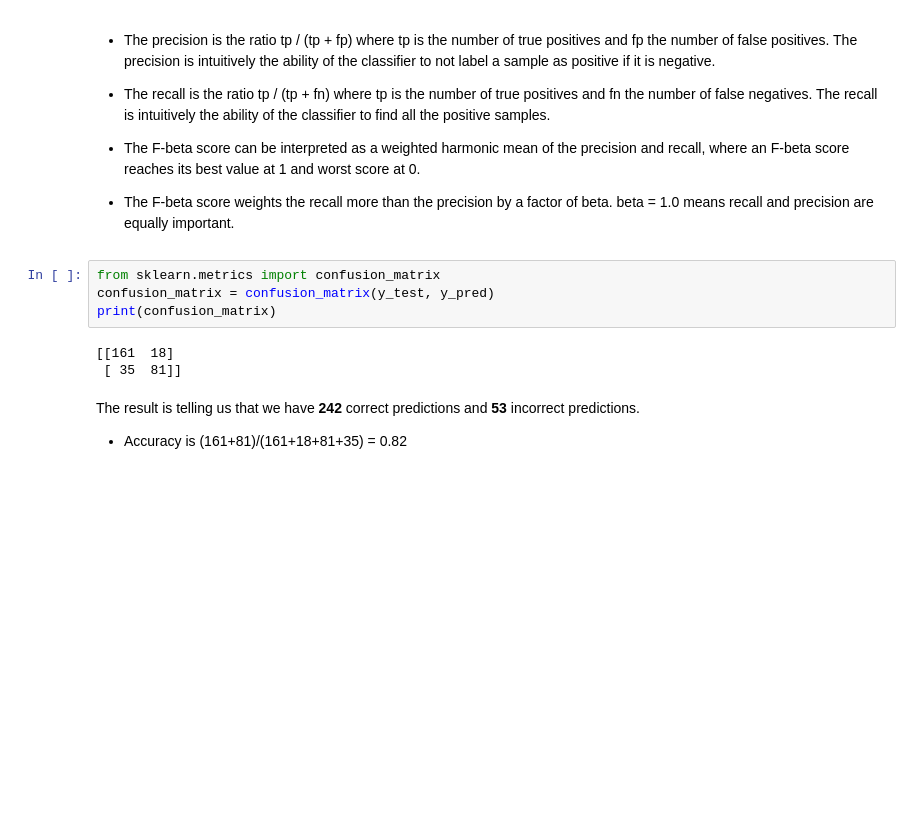
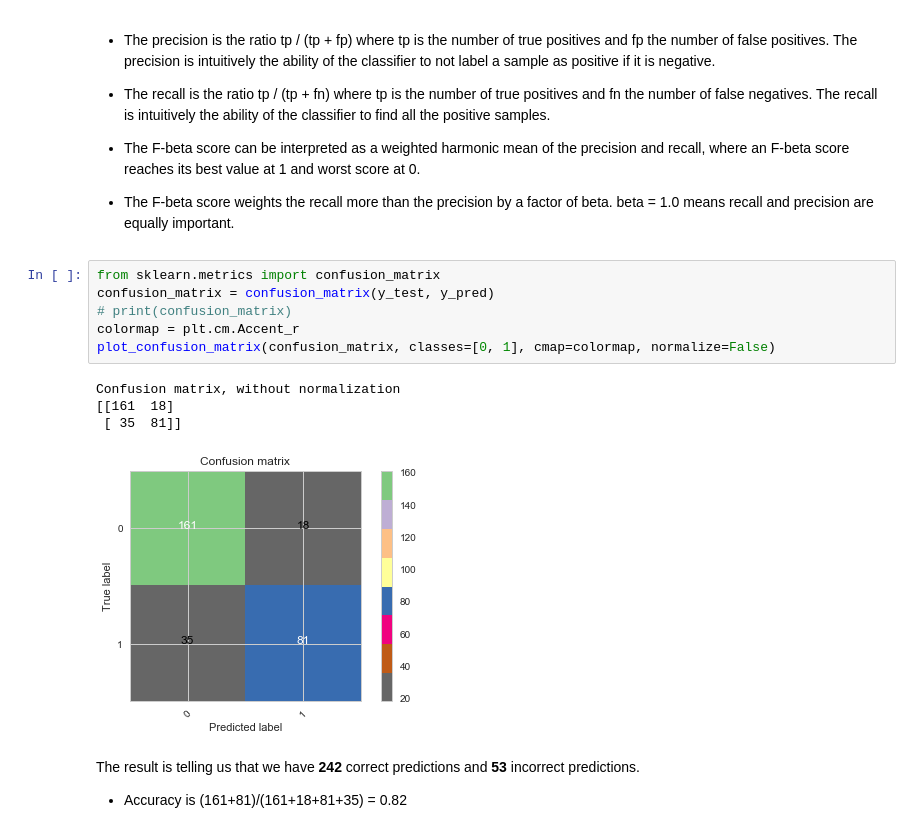
Before and after one commit to Singhak/MLPortfolio, a Jupyter notebook: Titanic/Titanic.ipynb, the cells around one changed output. Drawn from its saved outputs; the diff is of its cells as text; blank space fills up the shorter version.

```diff
--- a/Titanic/Titanic.ipynb
+++ b/Titanic/Titanic.ipynb
@@ -536,10 +567,14 @@ avg / total       0.82      0.82      0.82       295
 # %%
 from sklearn.metrics import confusion_matrix
 confusion_matrix = confusion_matrix(y_test, y_pred)
-print(confusion_matrix)
+# print(confusion_matrix)
+colormap = plt.cm.Accent_r
+plot_confusion_matrix(confusion_matrix, classes=[0, 1], cmap=colormap, normalize=False)
 # %% [output]
+Confusion matrix, without normalization
 [[161  18]
  [ 35  81]]
+[figure, added]
 # %% [markdown]
 The result is telling us that we have **242** correct predictions and **53** incorrect predictions.
 - Accuracy is (161+81)/(161+18+81+35) = 0.82
```
Also changed, not shown: parts of 16 cells of this notebook.
